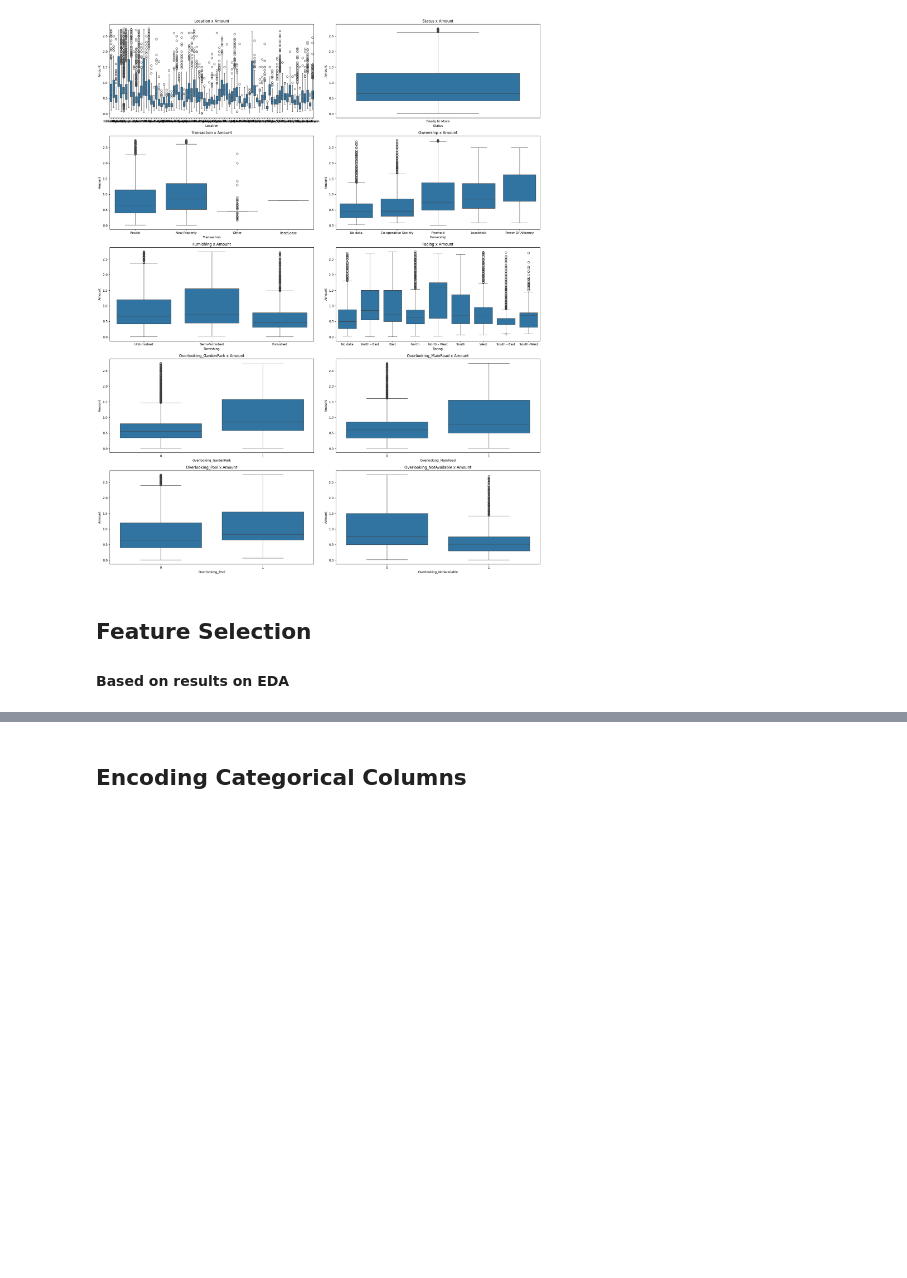
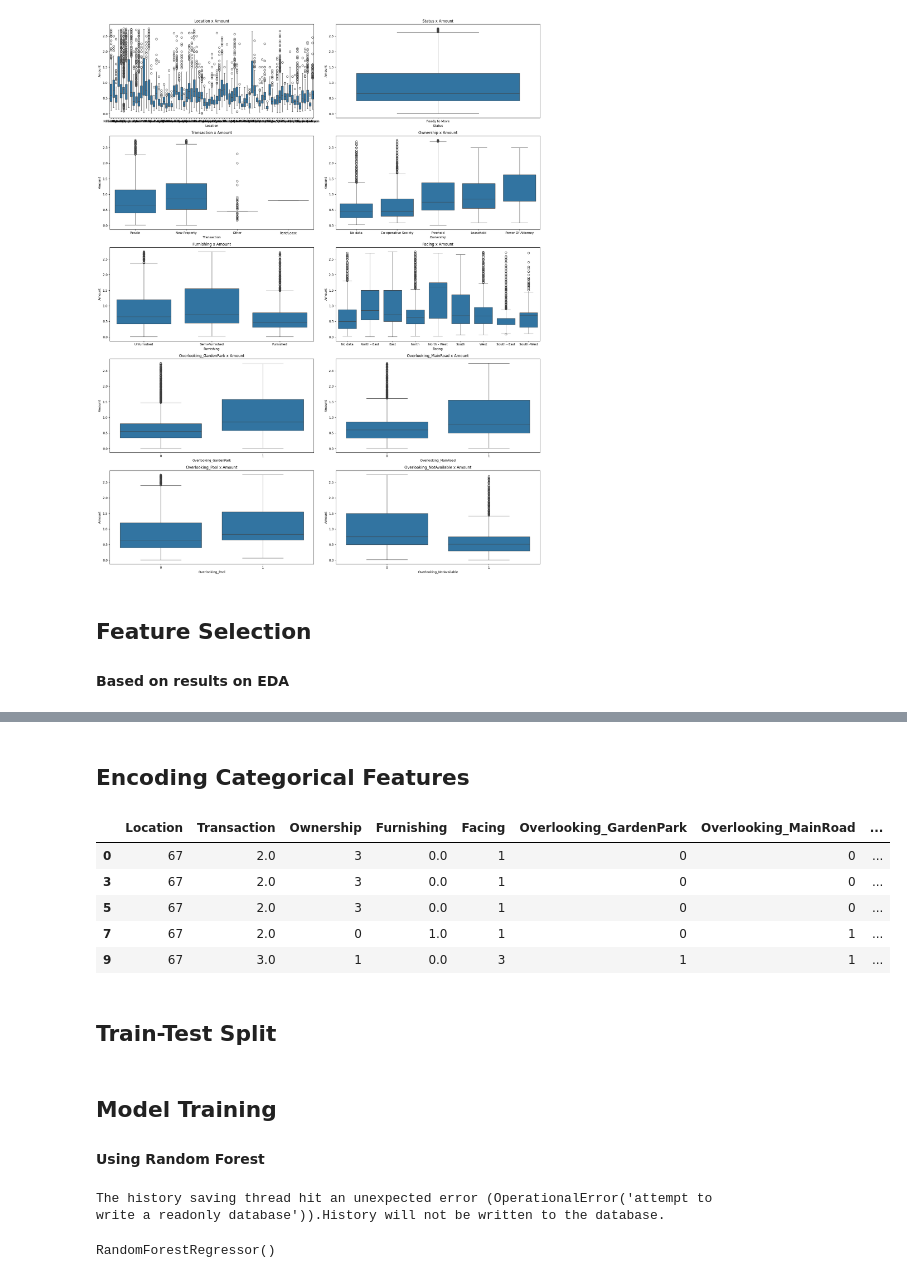
Before and after one commit to rishikeshpaulcode/House-Price-Prediction, a Jupyter notebook: house-price-prediction.ipynb, the cells around one changed output, grey strips where cells are left out. Drawn from its saved outputs; the diff is of its cells as text; code cells hidden in the pictures; blank space fills up the shorter version.

Commit message:
Trained model with default hyperparameters

```diff
--- a/house-price-prediction.ipynb
+++ b/house-price-prediction.ipynb
@@ -461,7 +461,7 @@ df.head()
 | 7 | Thane | Resale | Co-operative Society | Semi-Furnished | No data | 0 | 1 | ... |
 | 9 | Thane | New Property | Freehold | Unfurnished | North - East | 1 | 1 | ... |
 # %% [markdown]
-## **Encoding Categorical Columns**
+## **Encoding Categorical Features**
 # %%
 # using ordinal ecoding for features: Transaction, Furnishing
 from sklearn.preprocessing import OrdinalEncoder
@@ -482,3 +482,14 @@ columns = ['Location', 'Ownership', 'Facing']
 for col in columns:
     encoder = LabelEncoder()
     df[col] = encoder.fit_transform(df[col])
+# %%
+df.head()
+# %% [output]
+|  | Location | Transaction | Ownership | Furnishing | Facing | Overlooking_GardenPark | Overlooking_MainRoad | ... |
+| 0 | 67 | 2.0 | 3 | 0.0 | 1 | 0 | 0 | ... |
+| 3 | 67 | 2.0 | 3 | 0.0 | 1 | 0 | 0 | ... |
+| 5 | 67 | 2.0 | 3 | 0.0 | 1 | 0 | 0 | ... |
+| 7 | 67 | 2.0 | 0 | 1.0 | 1 | 0 | 1 | ... |
+| 9 | 67 | 3.0 | 1 | 0.0 | 3 | 1 | 1 | ... |
+# %% [markdown]
+## **Train-Test Split**
@@ -484,0 +505,11 @@ for col in columns:
+# %% [markdown]
+## **Model Training**
+#### Using Random Forest
+# %%
+# training model with default parameters
+from sklearn.ensemble import RandomForestRegressor
+house_price_predictor = RandomForestRegressor()
+house_price_predictor.fit(X_train, y_train)
+# %% [output]
+The history saving thread hit an unexpected error (OperationalError('attempt to write a readonly database')).History will not be written to the database.
+RandomForestRegressor()
```
Also changed, not shown: parts of 3 cells of this notebook.
